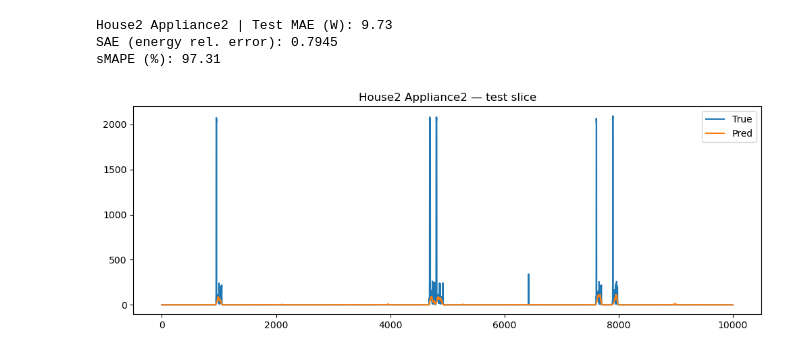
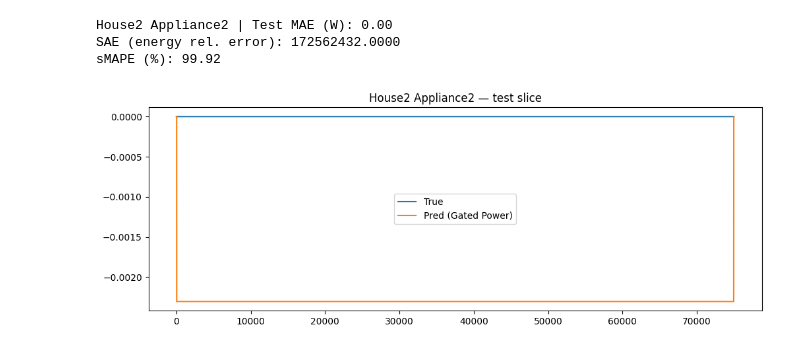
Before and after one commit to Rcpersico/SGN_NILM, a Jupyter notebook: experiment.ipynb, the cells around one changed output. Drawn from its saved outputs; the diff is of its cells as text; code cells hidden in the pictures.

```diff
--- a/experiment.ipynb
+++ b/experiment.ipynb
@@ -12,18 +12,20 @@ from inference import infer_seq2point_timeline_all
 
 from refit_dataloader import load_house_csv
 # %%
-DATAPATH = r"C:\\Users\\pgaut\SGN_NILM\\CLEAN_REFIT_081116\\CLEAN_House2.csv"
+DATAPATH = r"C:\\Users\\rcper\DSM-Research\SGNCode\\CLEAN_REFIT_081116\\CLEAN_House2.csv"
 APPLIANCE_COL = "Appliance2"
-MAX_MINUTES = 500000
+MAX_ROWS = 5000000
 WIN_LEN = 64
-STRIDE = 32
+STRIDE = 1
 BATCH_SIZE = 32
 EPOCHS = 100
 LR = 1e-3
 BACKBONE_KIND = "tcn"
-PATIENCE = 5
+PATIENCE = 10
 MIN_DELTA = 0.0
+RESAMPLE_RULE = "10s"
 # %%
-mains, target, ts = load_house_csv(DATAPATH, appliance_col=APPLIANCE_COL, max_minutes = MAX_MINUTES)
+mains, target, ts = load_house_csv(DATAPATH, appliance_col=APPLIANCE_COL, max_rows = MAX_ROWS,
+                                   resample_rule=RESAMPLE_RULE)
 print(f"Loaded {len(mains)} samples for House 2")
 # %% [output]
@@ -93,14 +93,16 @@ print(f"House2 {APPLIANCE_COL} | Test MAE (W): {mae_w:.2f}")
 print(f"SAE (energy rel. error): {sae:.4f}")
 print(f"sMAPE (%): {smape_val:.2f}")
 # %% [output]
-House2 Appliance2 | Test MAE (W): 9.73
-SAE (energy rel. error): 0.7945
-sMAPE (%): 97.31
+House2 Appliance2 | Test MAE (W): 0.00
+SAE (energy rel. error): 172562432.0000
+sMAPE (%): 99.92
 # %%
-N = min(10000, len(y_true))
+N = min(200000, len(y_true))
 plt.figure(figsize=(12,4))
 plt.plot(y_true[:N], label="True")
-plt.plot(power_w[:N], label="Pred")
-plt.legend(); plt.title(f"House2 {APPLIANCE_COL} — test slice"); plt.show()
+plt.plot(power_w[:N], label="Pred (Gated Power)")
+plt.legend()
+plt.title(f"House2 {APPLIANCE_COL} — test slice")
+plt.show()
 # %% [output]
-[figure, old version]
+[figure, new version]
```
Also changed, not shown: parts of 6 cells of this notebook, 2 other files.
